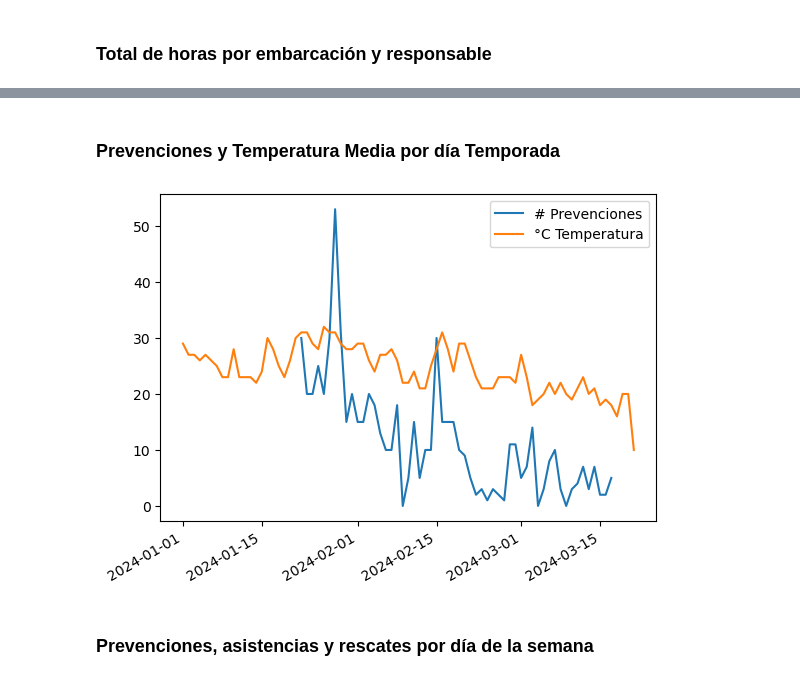
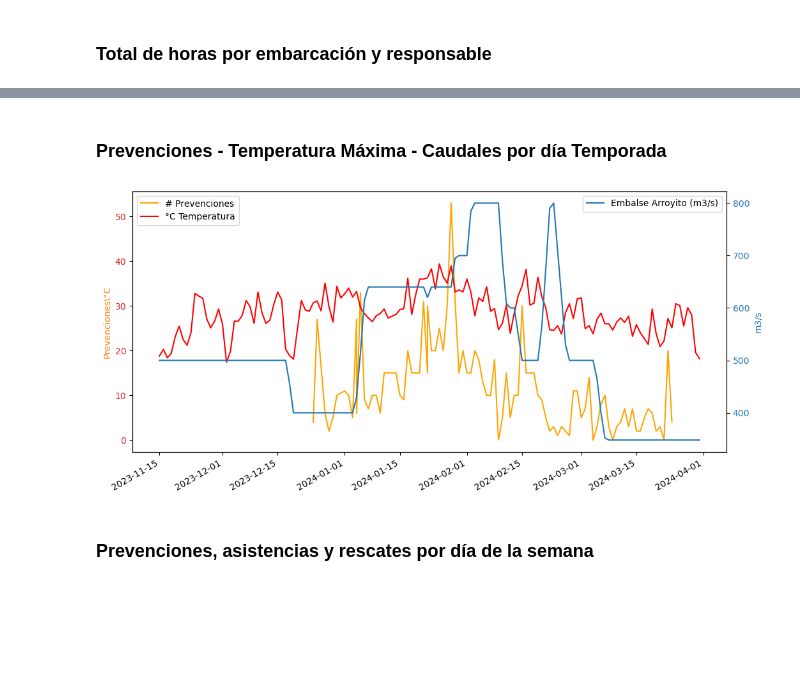
Before and after one commit to pkogan/pandas, a Jupyter notebook: Libro de Aguas.ipynb, the cells around one changed output, grey strips where cells are left out. Saved outputs shown, nothing was run; the diff lists cells and outputs as text; code cells hidden in the pictures; blank space fills up the shorter version.

```diff
--- a/Libro de Aguas.ipynb
+++ b/Libro de Aguas.ipynb
@@ -243,0 +257,16 @@ agrupado_responsable
+# %%
+df_temp_aic['Mes']=df_temp_aic['Fecha'].dt.month
+df_temp_aic['Año']=df_temp_aic['Fecha'].dt.year
+
+import numpy as np
+
+agrupado_mes_temperatura=df_temp_aic.groupby(['Año','Mes']).agg({
+    'Temperatura Máxima (ºC)': ['mean', 'min', 'max']
+})
+
+# Rename the columns for clarity
+agrupado_mes_temperatura.columns = ['Media', 'Min', 'Max']
+agrupado_mes_temperatura['Media']=round(agrupado_mes_temperatura['Media'],2)
+
+
+agrupado_mes_temperatura
@@ -266,22 +336,40 @@ plt.show()
 # %% [markdown]
-### Prevenciones y Temperatura Media por día Temporada
+### Prevenciones - Temperatura Máxima - Caudales por día Temporada
 # %%
 #df.plot(kind='line',x='fechaok',y='prevenciones',title='Prevenciones')
 #df_temp.plot(kind='line',x='fecha',y='t.mean',title='Prevenciones')
 import matplotlib.dates as mdates
-fig, ax = plt.subplots()
-ax.plot(df['fechaok'],df['prevenciones'],label='# Prevenciones')
-ax.plot(df_temp['fecha'],df_temp['t.mean'],label='°C Temperatura')
+fig, ax = plt.subplots(figsize=(12, 6))
+ax.plot(df['fechaok'],df['prevenciones'],label='# Prevenciones',color='orange')
+ax.plot(df_temp_aic['Fecha'],df_temp_aic['Temperatura Máxima (ºC)'],label='°C Temperatura',color='red')
+ax.set_ylabel('Prevenciones\°C', color='tab:orange')
+ax.tick_params(axis='y', labelcolor='tab:red')
+
+ax2 = ax.twinx()
+ax2.spines['right'].set_position(('outward', 0))  # Offset the third y-axis
+ax2.set_ylabel('m3/s', color='tab:blue')
+ax2.tick_params(axis='y', labelcolor='tab:blue')
+
+#ax2.bar(daily_stats.index, daily_stats['real_rate_hours'], bar_width, alpha=0.3,label='Real rate', color='tab:orange')
+
+ax2.plot(df_caudal_aic['Fecha'],df_caudal_aic['Embalse Arroyito (m3/s)'],label='Embalse Arroyito (m3/s)')
+
 #ax.xaxis.set_minor_locator(mdates.MonthLocator() )
 
 #fig, axs = plt.subplots(3, 1, figsize=(6.4, 7), layout='constrained')
 # common to all three:
+
+# Adding legends
+lines_1, labels_1 = ax.get_legend_handles_labels()
+#lines_2, labels_2 = ax2.get_legend_handles_labels()
+ax.legend(lines_1 , labels_1 , loc='upper left')
+
 fig.autofmt_xdate()
 
 plt.legend()
 plt.show()
 # %% [output]
-[figure, old version]
+[figure, new version]
 # %% [markdown]
 ### Prevenciones, asistencias y rescates por día de la semana
 # %%
```
Also changed, not shown: parts of 18 cells of this notebook, 5 other files.
